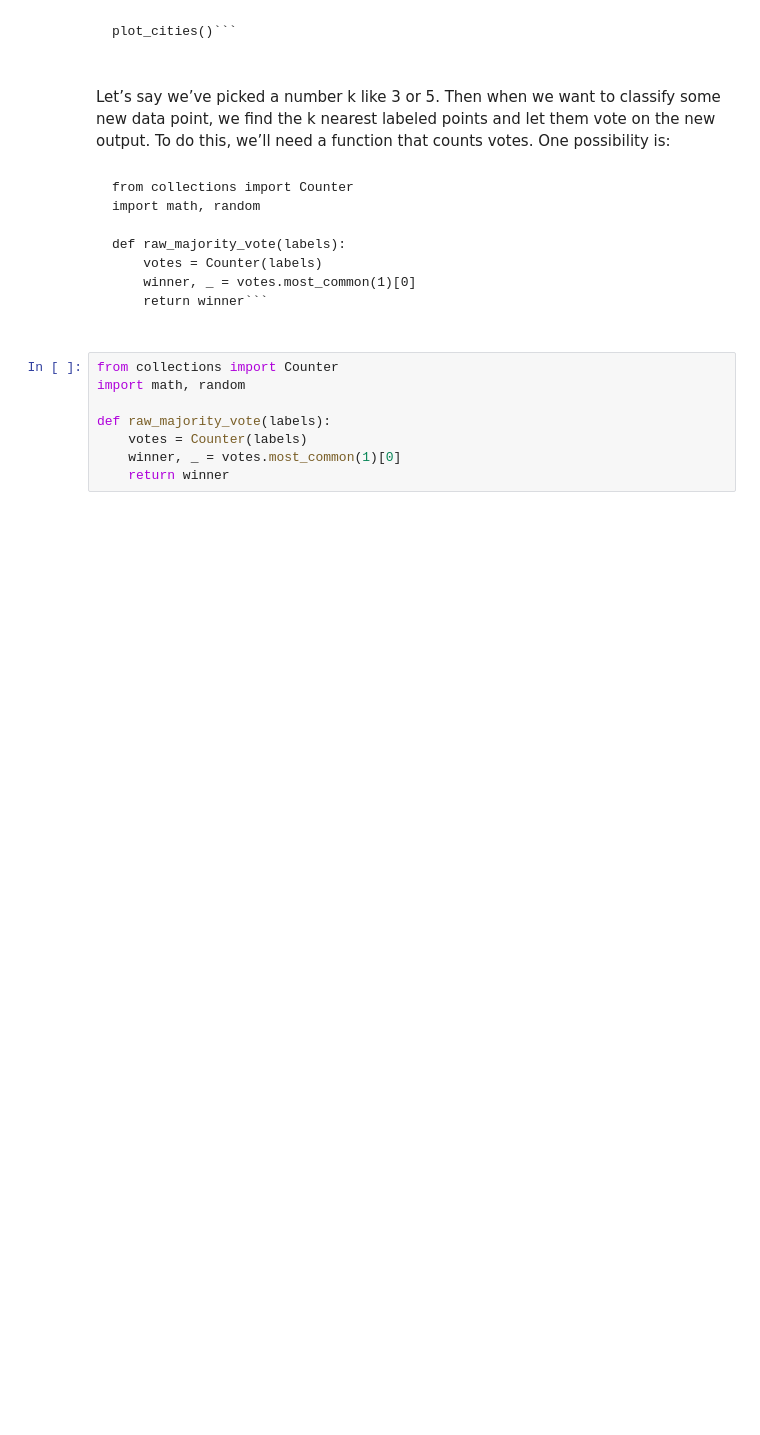
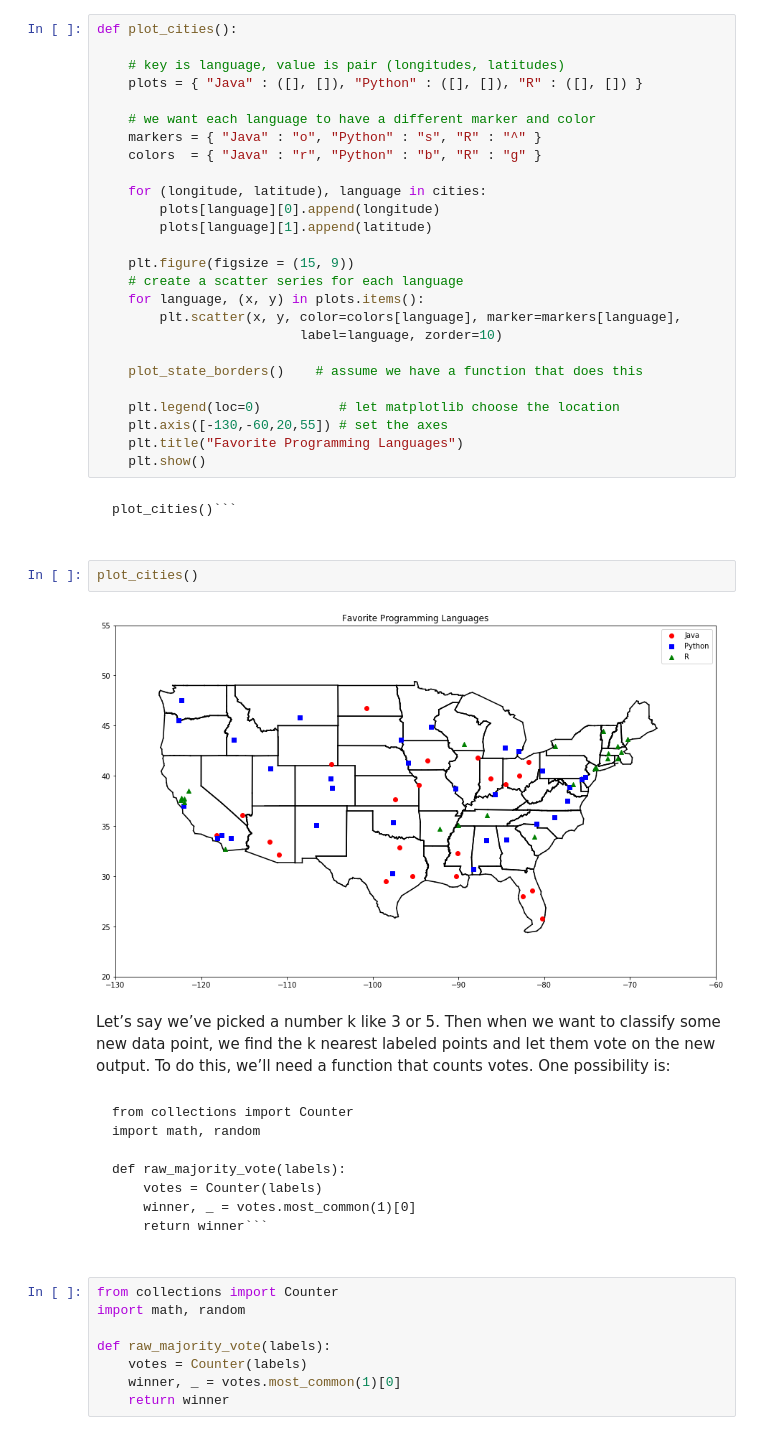
Before and after one commit to linhmai1603/info213, a Jupyter notebook: INFO213-Week2-Lecture-KNN.ipynb, the cells around one changed output. Drawn from its saved outputs; the diff is of its cells as text; blank space fills up the shorter version.

````diff
--- a/INFO213-Week2-Lecture-KNN.ipynb
+++ b/INFO213-Week2-Lecture-KNN.ipynb
@@ -283,9 +321,39 @@ def plot_cities():
     plt.axis([-130,-60,20,55]) # set the axes
     plt.title("Favorite Programming Languages")
     plt.show()```
+# %%
+def plot_cities():
+
+    # key is language, value is pair (longitudes, latitudes)
+    plots = { "Java" : ([], []), "Python" : ([], []), "R" : ([], []) }
+
+    # we want each language to have a different marker and color
+    markers = { "Java" : "o", "Python" : "s", "R" : "^" }
+    colors  = { "Java" : "r", "Python" : "b", "R" : "g" }
+
+    for (longitude, latitude), language in cities:
+        plots[language][0].append(longitude)
+        plots[language][1].append(latitude)
+
+    plt.figure(figsize = (15, 9))
+    # create a scatter series for each language
+    for language, (x, y) in plots.items():
+        plt.scatter(x, y, color=colors[language], marker=markers[language],
+                          label=language, zorder=10)
+
+    plot_state_borders()    # assume we have a function that does this
+
+    plt.legend(loc=0)          # let matplotlib choose the location
+    plt.axis([-130,-60,20,55]) # set the axes
+    plt.title("Favorite Programming Languages")
+    plt.show()
 # %% [markdown]
 ```
 plot_cities()```
+# %%
+plot_cities()
+# %% [output]
+[figure, added]
 # %% [markdown]
 Let’s say we’ve picked a number k like 3 or 5. Then when we want to classify some
 new data point, we find the k nearest labeled points and let them vote on the new
````
Also changed, not shown: parts of 5 cells of this notebook, 1 other file.
